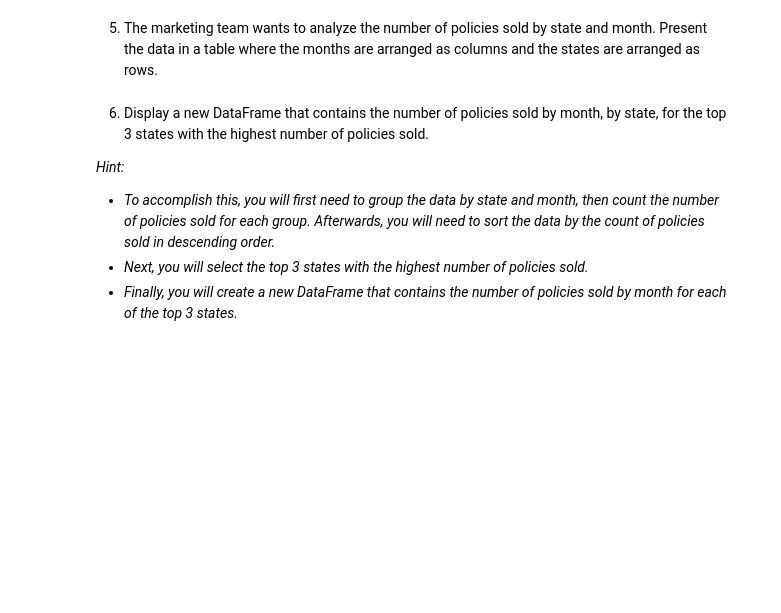
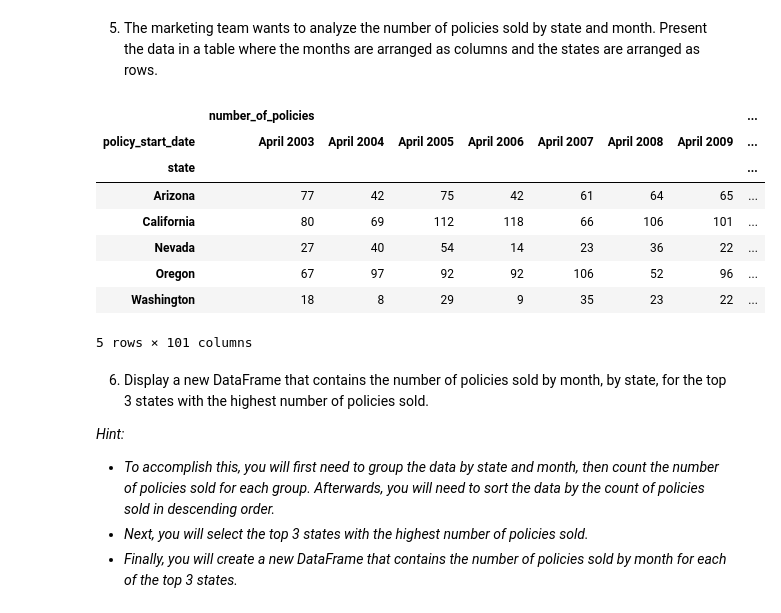
Before and after one commit to data-bootcamp-v4/lab-dw-data-aggregation-and-filtering, a Jupyter notebook: lab-dw-aggregating.ipynb, the cells around one changed output. Drawn from its saved outputs; the diff is of its cells as text; code cells hidden in the pictures; blank space fills up the shorter version.

```diff
--- a/lab-dw-aggregating.ipynb
+++ b/lab-dw-aggregating.ipynb
@@ -88,3 +100,39 @@ Name: policy_type, dtype: int64
+# %%
+# Settings
+pd.set_option('display.max_rows', 80)
+pd.set_option('display.max_columns', 30)
+pd.set_option('display.max_colwidth', 20)
+
+df_origin.head(3)
+
+# Convert 'Effective To Date' to datetime
+df_origin['effective_to_date'] = pd.to_datetime(df_origin['effective_to_date'], format='%m/%d/%y')
+# %%
+current_date = datetime.now()
+
+# Function to calculate policy start date
+def calculate_policy_start_date(effective_date, months_since_inception):
+    return effective_date - relativedelta(months=months_since_inception)
+
+df_origin["policy_start_date"] = df_origin.apply(lambda row: calculate_policy_start_date(row['effective_to_date'], row['months_since_policy_inception']), axis=1).dt.strftime('%B %Y')
+
+df5 = df_origin[["state",'number_of_policies',"policy_start_date"]].copy()
+#display(df5)
+
+# Present the data in a table where the months are arranged as columns and the states are arranged as rows.
+
+pivot_df5 = df5.pivot_table(index='state', columns='policy_start_date', values=['number_of_policies'], aggfunc='sum')
+display(pivot_df5)
+# %% [output]
+|  | number_of_policies |  |  |  |  |  |  | ... |
+| policy_start_date | April 2003 | April 2004 | April 2005 | April 2006 | April 2007 | April 2008 | April 2009 | ... |
+| state |  |  |  |  |  |  |  | ... |
+| Arizona | 77 | 42 | 75 | 42 | 61 | 64 | 65 | ... |
+| California | 80 | 69 | 112 | 118 | 66 | 106 | 101 | ... |
+| Nevada | 27 | 40 | 54 | 14 | 23 | 36 | 22 | ... |
+| Oregon | 67 | 97 | 92 | 92 | 106 | 52 | 96 | ... |
+| Washington | 18 | 8 | 29 | 9 | 35 | 23 | 22 | ... |
+5 rows × 101 columns
 # %% [markdown]
 6.  Display a new DataFrame that contains the number of policies sold by month, by state, for the top 3 states with the highest number of policies sold.
 
```
Also changed, not shown: parts of 6 cells of this notebook.
